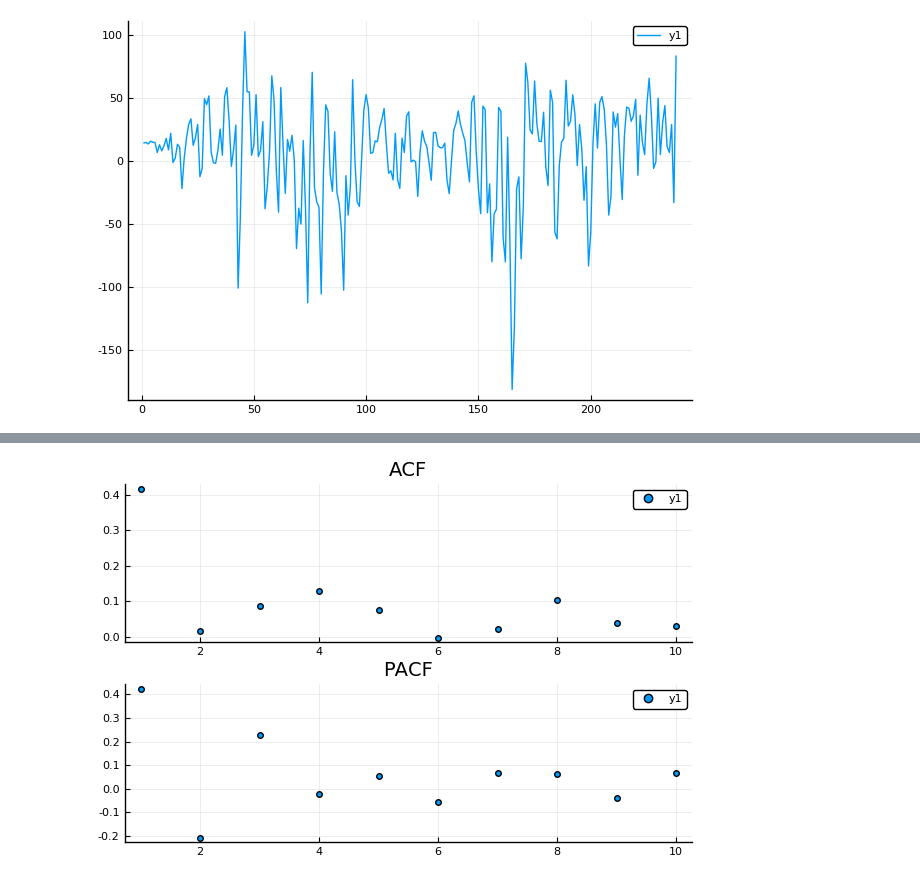
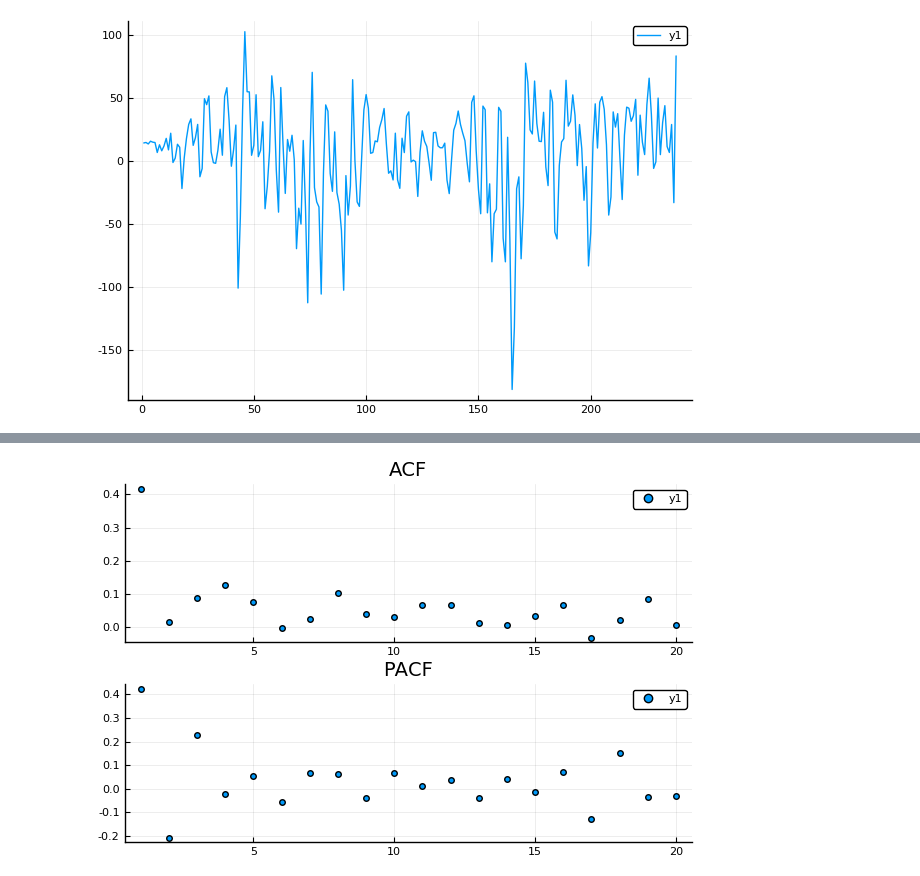
Before and after one commit to saumyagshah/JupyterNBTuringExamples, a Jupyter notebook: ARIMA.ipynb, the cells around one changed output, grey strips where cells are left out. Drawn from its saved outputs; the diff is of its cells as text; code cells hidden in the pictures.

```diff
--- a/ARIMA.ipynb
+++ b/ARIMA.ipynb
@@ -76,11 +106,11 @@ plot(s_diff)
 # %%
 #Plot ACF and PACF plots
-total_lags = 10
+total_lags = 20
 s1 = scatter(collect(1:total_lags), autocor(s_diff, collect(1:total_lags)), title = "ACF")
 s2 = scatter(collect(1:total_lags), pacf(s_diff, collect(1:total_lags)), title = "PACF")
 plot(s1, s2, layout = (2, 1))
 # The PACF plot cuts off at k = 2, so we will have an AR(2) model for this dataset.
 # %% [output]
-[figure, old version]
+[figure, new version]
 # %%
 #Defining the model
```
Also changed, not shown: parts of 15 cells of this notebook.
